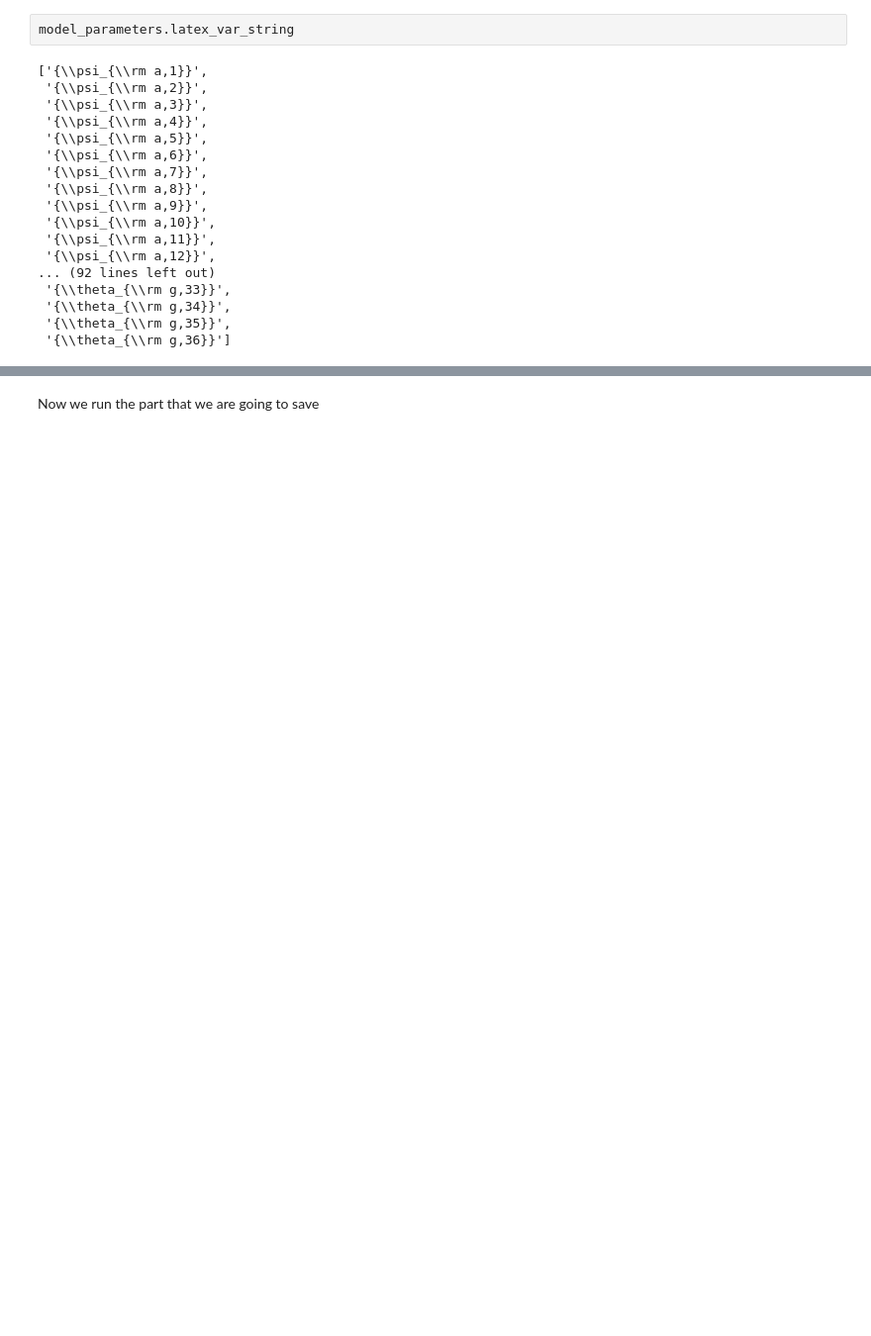
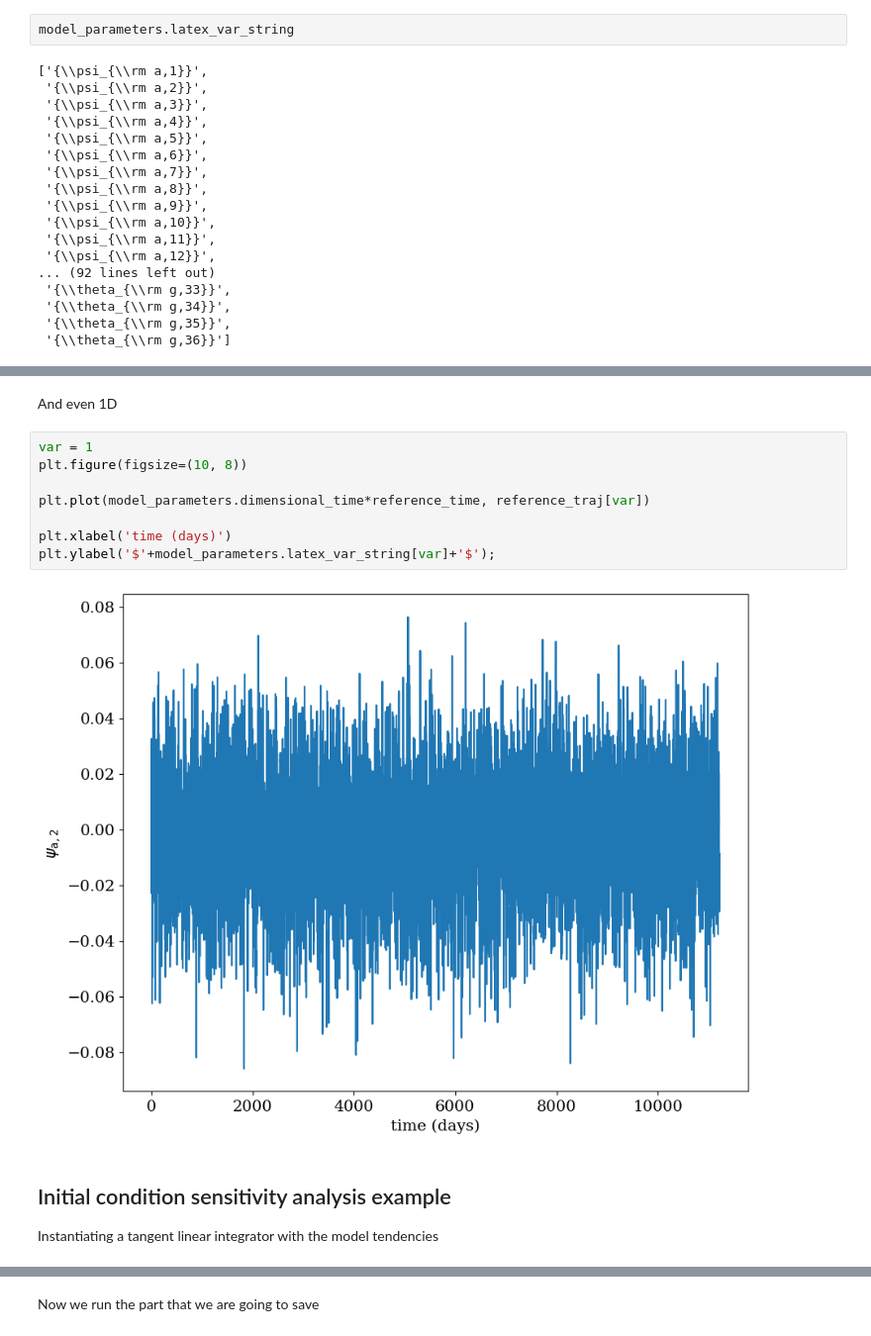
Before and after one commit to georgemilosh/qgs, a Jupyter notebook: notebooks/George_Robin.ipynb, the cells around one changed output, grey strips where cells are left out. Shown at 99% size. Saved outputs shown, nothing was run; the diff lists cells and outputs as text; blank space fills up the shorter version.

```diff
--- a/notebooks/George_Robin.ipynb
+++ b/notebooks/George_Robin.ipynb
@@ -99,0 +181,15 @@ model_parameters.latex_var_string
+# %% [markdown]
+And even 1D
+# %%
+var = 1
+plt.figure(figsize=(10, 8))
+
+plt.plot(model_parameters.dimensional_time*reference_time, reference_traj[var])
+
+plt.xlabel('time (days)')
+plt.ylabel('$'+model_parameters.latex_var_string[var]+'$');
+# %% [output]
+[figure, added]
+# %% [markdown]
+## Initial condition sensitivity analysis example
+Instantiating a tangent linear integrator with the model tendencies
```
Also changed, not shown: parts of 52 cells of this notebook, 1 other file.
